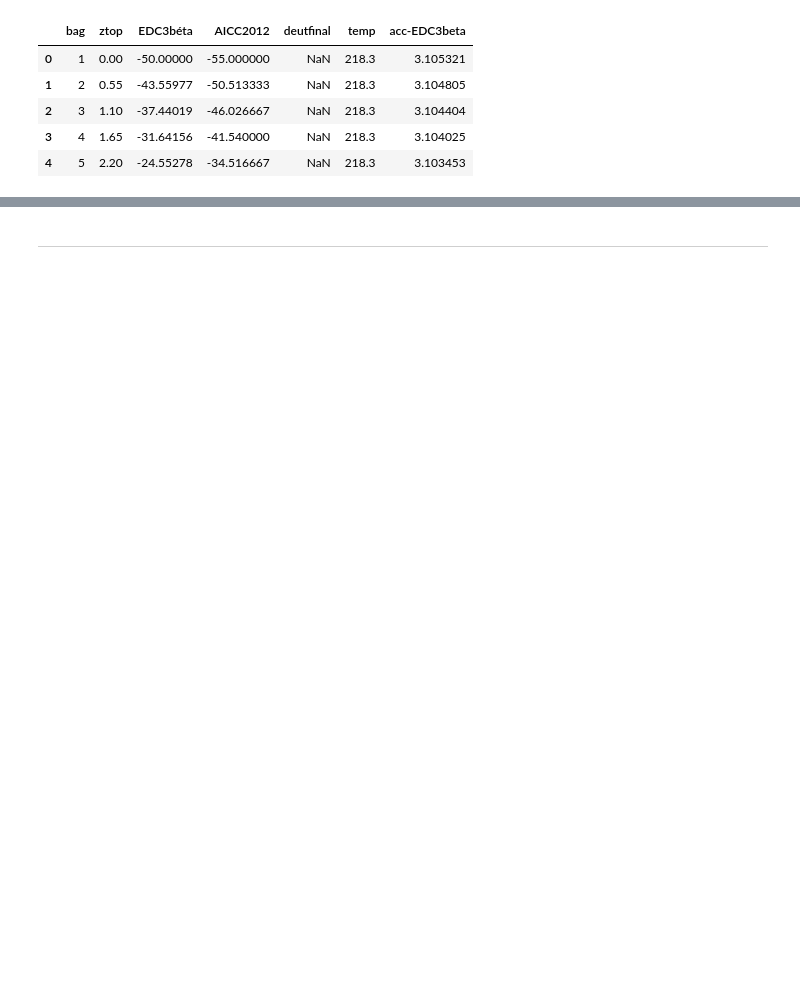
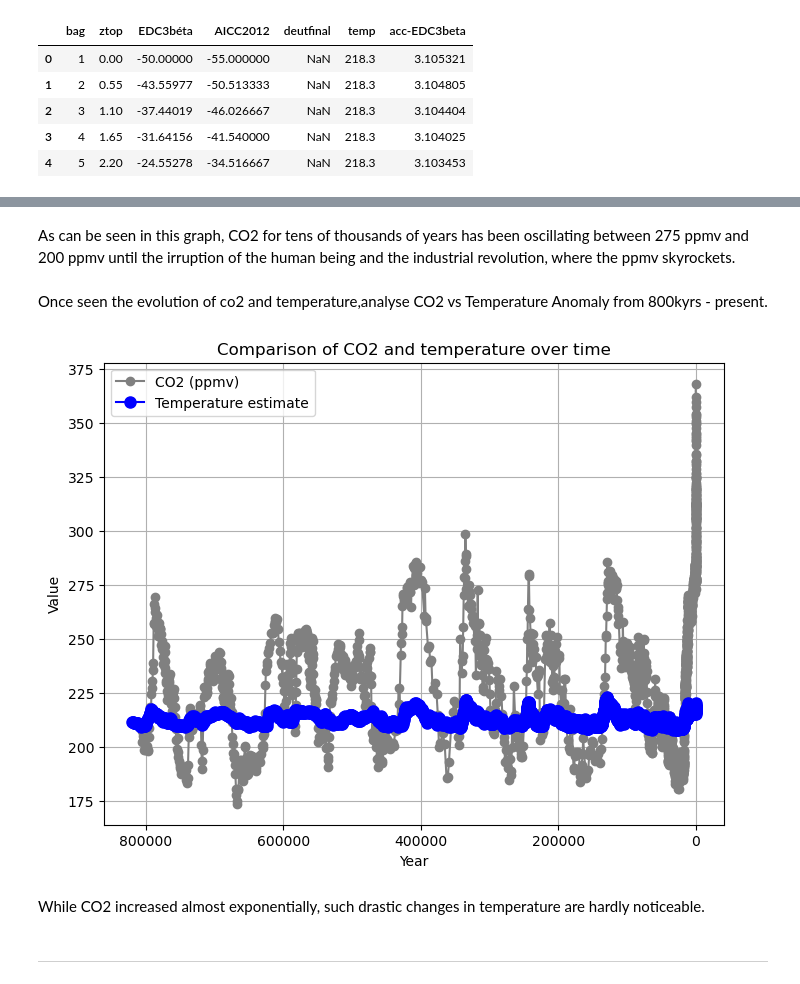
Before and after one commit to jalaca91/project2-programming-data-analysis, a Jupyter notebook: project.ipynb, the cells around one changed output, grey strips where cells are left out. Drawn from its saved outputs; the diff is of its cells as text; code cells hidden in the pictures; blank space fills up the shorter version.

```diff
--- a/project.ipynb
+++ b/project.ipynb
@@ -122,3 +179,27 @@ temp_estimate = temp_df["temp"]
+# %% [markdown]
+As can be seen in this graph, CO2 for tens of thousands of years has been oscillating between 275 ppmv and 200 ppmv until the irruption of the human being and the industrial revolution, where the ppmv skyrockets.
+# %% [markdown]
+Once seen the evolution of co2 and temperature,analyse CO2 vs Temperature Anomaly from 800kyrs - present.
+# %%
+plt.figure(figsize=(8, 6))
+
+# plot CO2
+plt.plot(gas_year, CO2_values, marker="o", linestyle="-", color="gray", label="CO2 (ppmv)")
+
+# Plot temperature
+plt.plot(edc3_age, temp_estimate, marker="o", linestyle="-", color="blue", markersize=8, label="Temperature estimate")
+
+plt.xlabel("Year")
+plt.ylabel("Value")
+plt.title("Comparison of CO2 and temperature over time")
+plt.grid(True)
+plt.legend()
+plt.gca().invert_xaxis()
+plt.show()
+# %% [output]
+[figure, added]
+# %% [markdown]
+While CO2 increased almost exponentially, such drastic changes in temperature are hardly noticeable.
 # %% [markdown]
 ***
 # %% [markdown]
```
Also changed, not shown: parts of 11 cells of this notebook.
